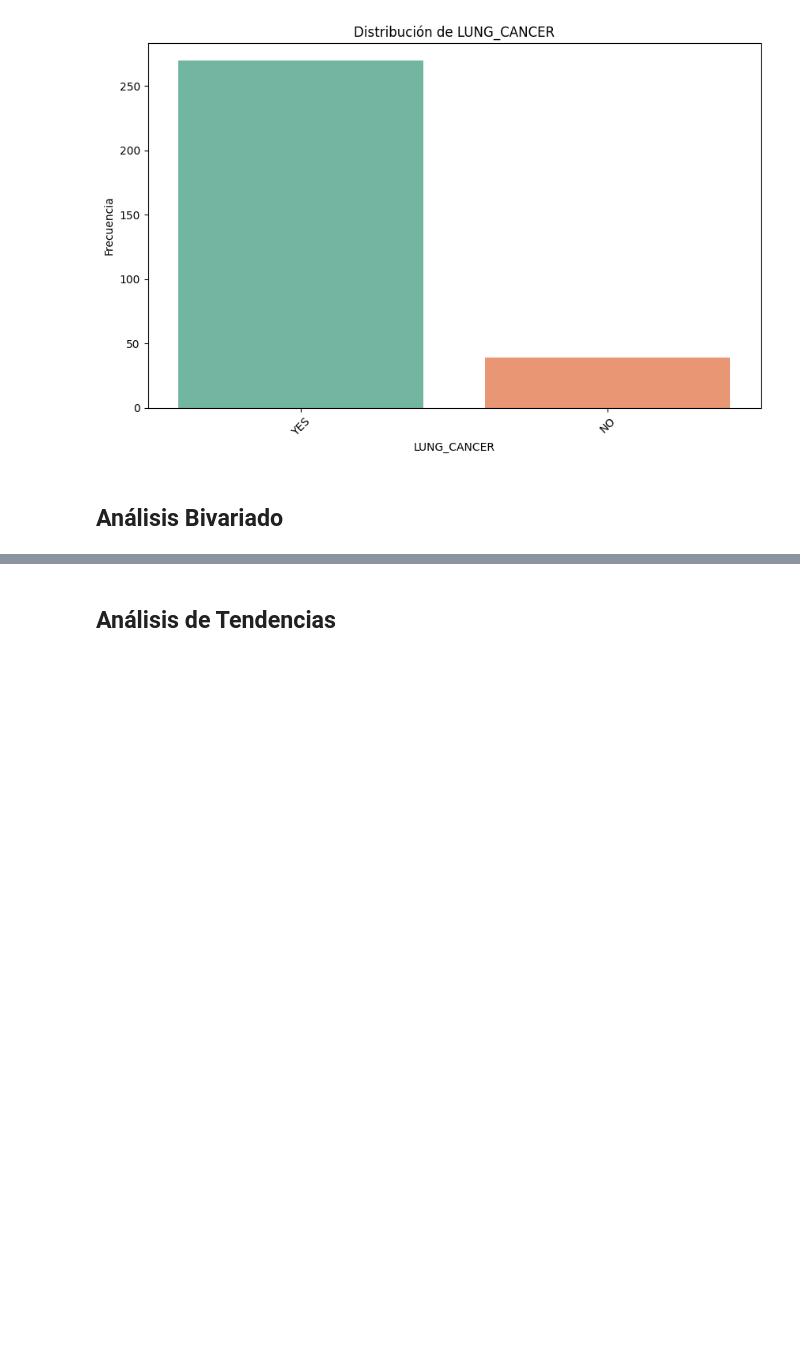
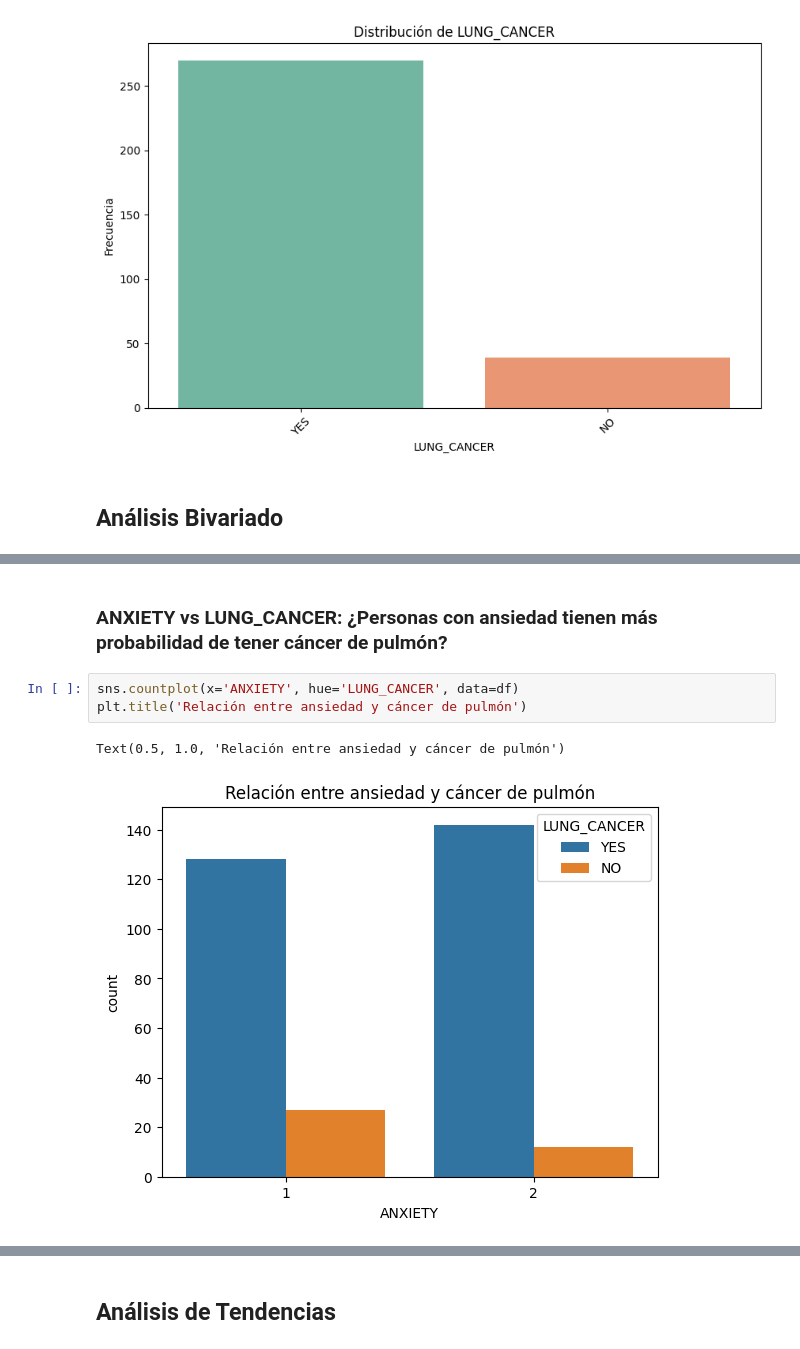
Before and after one commit to leandruko/lung-cancer, a Jupyter notebook: lung_cancer.ipynb, the cells around one changed output, grey strips where cells are left out. Saved outputs shown, nothing was run; the diff lists cells and outputs as text; blank space fills up the shorter version.

```diff
--- a/lung_cancer.ipynb
+++ b/lung_cancer.ipynb
@@ -580,0 +555,8 @@ Passing `palette` without assigning `hue` is deprecated and will be removed in v
+# %% [markdown]
+### ANXIETY vs LUNG_CANCER: ¿Personas con ansiedad tienen más probabilidad de tener cáncer de pulmón?
+# %%
+sns.countplot(x='ANXIETY', hue='LUNG_CANCER', data=df)
+plt.title('Relación entre ansiedad y cáncer de pulmón')
+# %% [output]
+Text(0.5, 1.0, 'Relación entre ansiedad y cáncer de pulmón')
+[figure, added]
```
Also changed, not shown: parts of 38 cells of this notebook.
